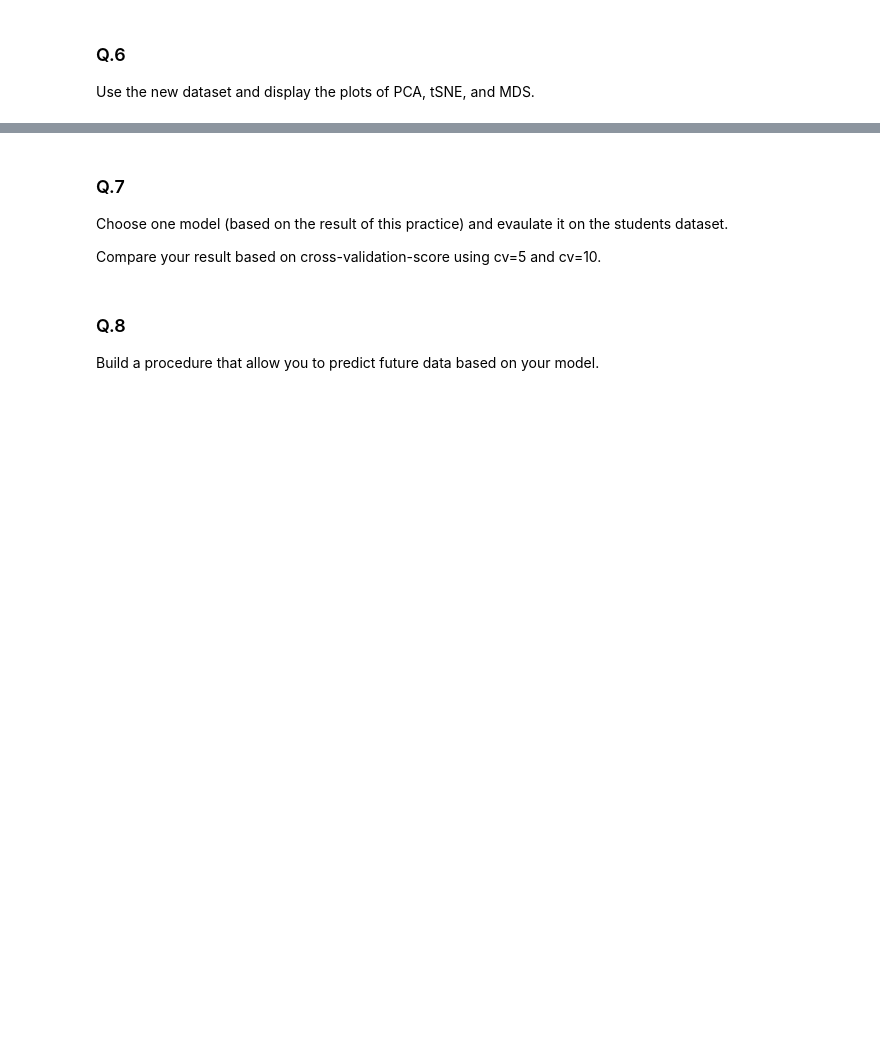
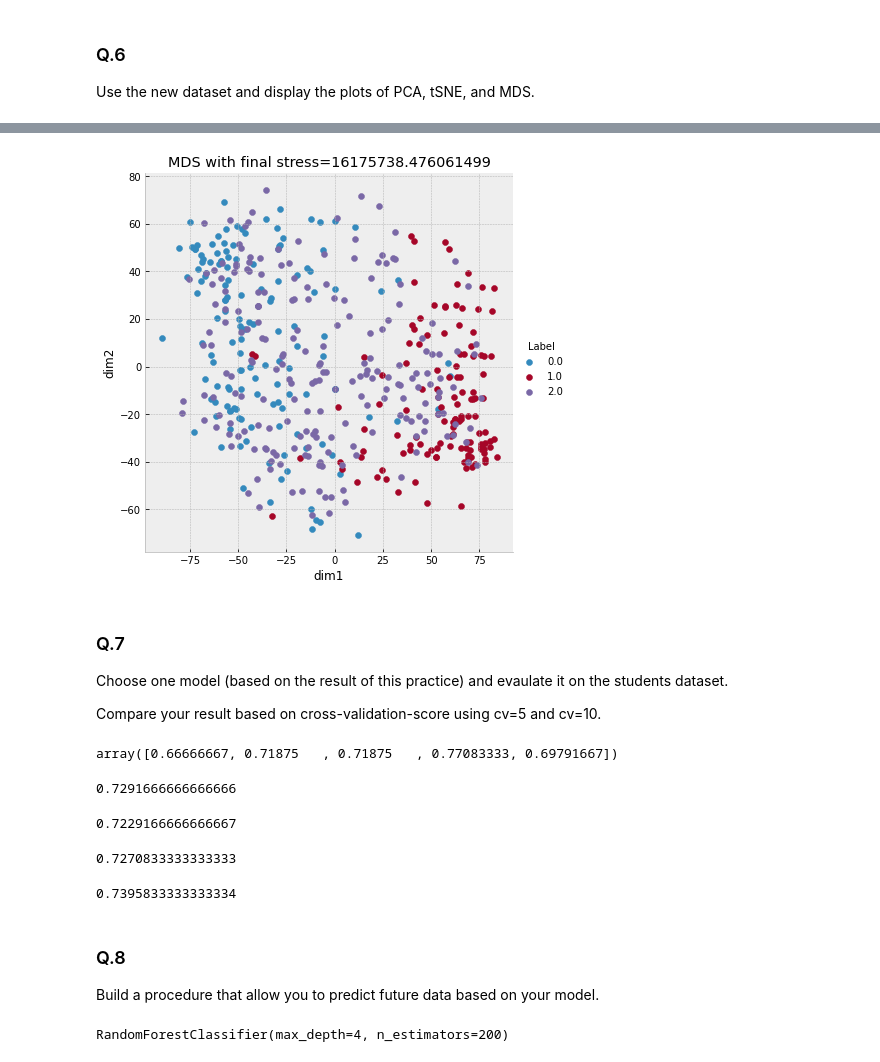
Before and after one commit to OrPerets/ml-for-business-analytics, a Jupyter notebook: practices/workshop/Students Performance Analysis.ipynb, the cells around one changed output, grey strips where cells are left out. Saved outputs shown, nothing was run; the diff lists cells and outputs as text; code cells hidden in the pictures; blank space fills up the shorter version.

```diff
--- a/practices/workshop/Students Performance Analysis.ipynb
+++ b/practices/workshop/Students Performance Analysis.ipynb
@@ -159,3 +355,7 @@ def plot_MDS(data, labels):
+# %%
+plot_MDS(new_df, y)
+# %% [output]
+[figure, added]
 # %% [markdown]
 ### Q.7
 
@@ -163,8 +363,32 @@ Choose one model (based on the result of this practice) and evaulate it on the s
 
 Compare your result based on cross-validation-score using cv=5 and cv=10.
 # %%
-cross_val_score(rf, new_df, target, cv=5)
+model = RandomForestClassifier(n_estimators=200, max_depth=4)
+cross_val_score(model, new_df, y, cv=5)
+# %% [output]
+array([0.66666667, 0.71875   , 0.71875   , 0.77083333, 0.69791667])
+# %%
+cross_val_score(model, new_df, y, cv=5).mean()
+# %% [output]
+0.7291666666666666
+# %%
+cross_val_score(model, new_df, y, cv=10).mean()
+# %% [output]
+0.7229166666666667
+# %%
+cross_val_score(model, new_df, y, cv=15).mean()
+# %% [output]
+0.7270833333333333
+# %%
+cross_val_score(model, new_df, y, cv=30).mean()
+# %% [output]
+0.7395833333333334
 # %% [markdown]
 ### Q.8
 
 Build a procedure that allow you to predict future data based on your model.
+# %%
+model = RandomForestClassifier(n_estimators=200, max_depth=4)
+model.fit(new_df,y)
+# %% [output]
+RandomForestClassifier(max_depth=4, n_estimators=200)
```
Also changed, not shown: parts of 31 cells of this notebook, 1 other file.
